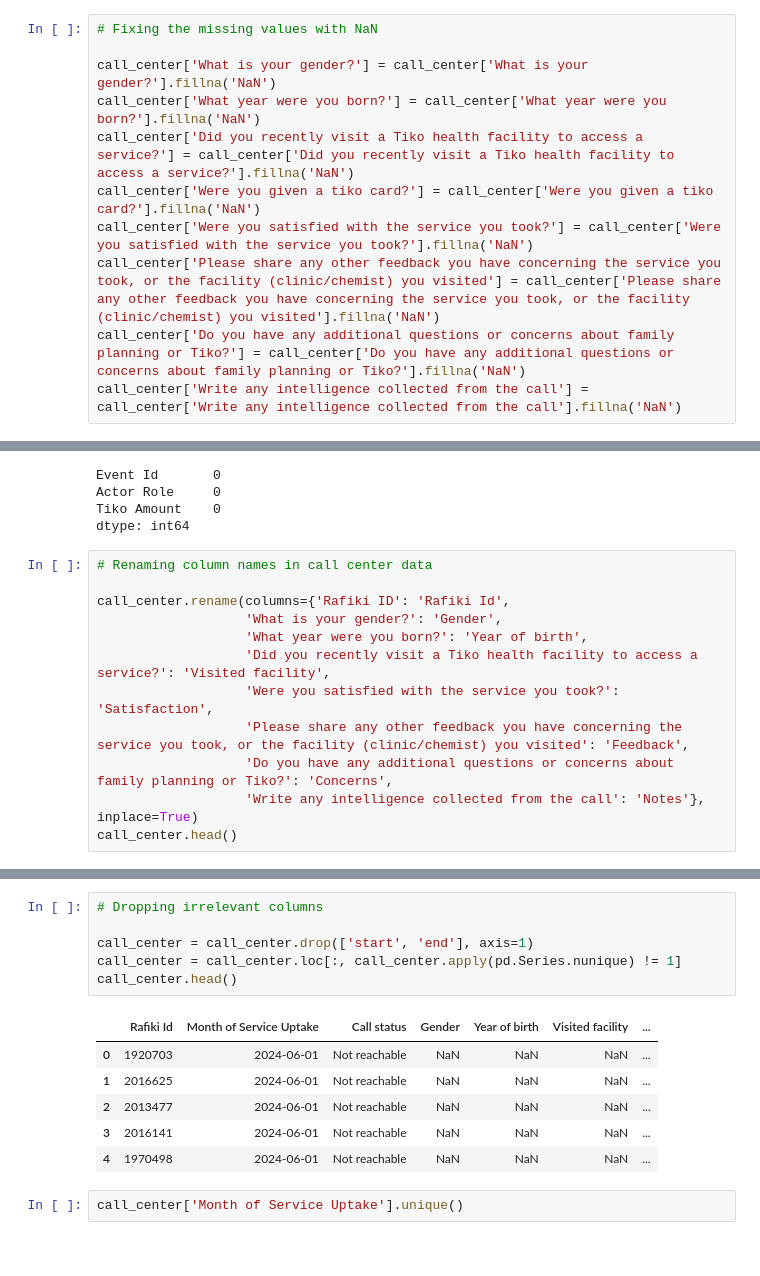
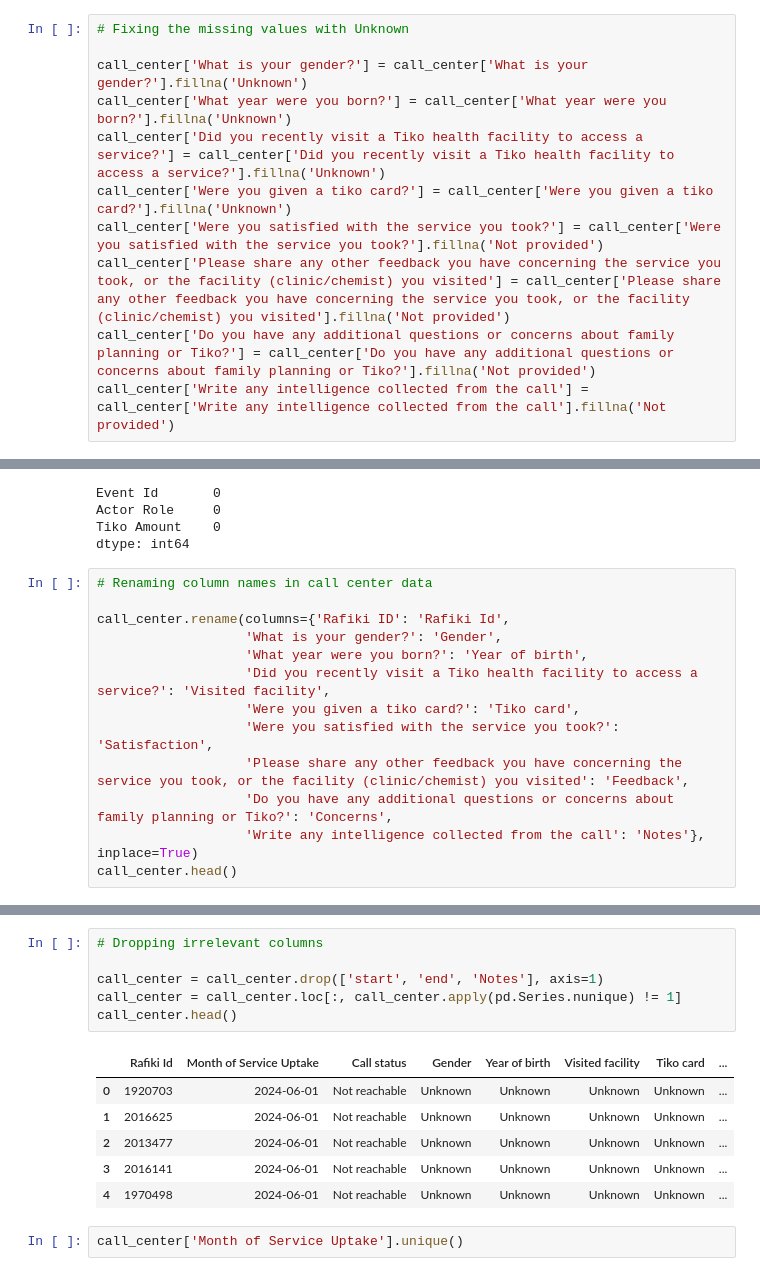
Before and after one commit to Tilda98/Risk_Analyst_Practical, a Jupyter notebook: notebooks/data_cleaning.ipynb, the cells around one changed output, grey strips where cells are left out. Cells and saved outputs as stored; diff of their text form.

```diff
--- a/notebooks/data_cleaning.ipynb
+++ b/notebooks/data_cleaning.ipynb
@@ -145,16 +144,16 @@ Do you have any additional questions or concerns about family planning or Tiko?
 Write any intelligence collected from the call                                                                            1388
 dtype: int64
 # %%
-# Fixing the missing values with NaN
+# Fixing the missing values with Unknown
 
-call_center['What is your gender?'] = call_center['What is your gender?'].fillna('NaN')
-call_center['What year were you born?'] = call_center['What year were you born?'].fillna('NaN')
-call_center['Did you recently visit a Tiko health facility to access a service?'] = call_center['Did you recently visit a Tiko health facility to access a service?'].fillna('NaN')
-call_center['Were you given a tiko card?'] = call_center['Were you given a tiko card?'].fillna('NaN')
-call_center['Were you satisfied with the service you took?'] = call_center['Were you satisfied with the service you took?'].fillna('NaN')
-call_center['Please share any other feedback you have concerning the service you took, or the facility (clinic/chemist) you visited'] = call_center['Please share any other feedback you have concerning the service you took, or the facility (clinic/chemist) you visited'].fillna('NaN')
-call_center['Do you have any additional questions or concerns about family planning or Tiko?'] = call_center['Do you have any additional questions or concerns about family planning or Tiko?'].fillna('NaN')
-call_center['Write any intelligence collected from the call'] = call_center['Write any intelligence collected from the call'].fillna('NaN')
+call_center['What is your gender?'] = call_center['What is your gender?'].fillna('Unknown')
+call_center['What year were you born?'] = call_center['What year were you born?'].fillna('Unknown')
+call_center['Did you recently visit a Tiko health facility to access a service?'] = call_center['Did you recently visit a Tiko health facility to access a service?'].fillna('Unknown')
+call_center['Were you given a tiko card?'] = call_center['Were you given a tiko card?'].fillna('Unknown')
+call_center['Were you satisfied with the service you took?'] = call_center['Were you satisfied with the service you took?'].fillna('Not provided')
+call_center['Please share any other feedback you have concerning the service you took, or the facility (clinic/chemist) you visited'] = call_center['Please share any other feedback you have concerning the service you took, or the facility (clinic/chemist) you visited'].fillna('Not provided')
+call_center['Do you have any additional questions or concerns about family planning or Tiko?'] = call_center['Do you have any additional questions or concerns about family planning or Tiko?'].fillna('Not provided')
+call_center['Write any intelligence collected from the call'] = call_center['Write any intelligence collected from the call'].fillna('Not provided')
 # %%
 # Confirming missing values in call center data
 
@@ -205,6 +204,7 @@ call_center.rename(columns={'Rafiki ID': 'Rafiki Id',
                    'What is your gender?': 'Gender',
                    'What year were you born?': 'Year of birth',
                    'Did you recently visit a Tiko health facility to access a service?': 'Visited facility',
+                   'Were you given a tiko card?': 'Tiko card',
                    'Were you satisfied with the service you took?': 'Satisfaction',
                    'Please share any other feedback you have concerning the service you took, or the facility (clinic/chemist) you visited': 'Feedback',
                    'Do you have any additional questions or concerns about family planning or Tiko?': 'Concerns',
@@ -220,16 +220,16 @@ call_center.head()
 # %%
 # Dropping irrelevant columns
 
-call_center = call_center.drop(['start', 'end'], axis=1)
+call_center = call_center.drop(['start', 'end', 'Notes'], axis=1)
 call_center = call_center.loc[:, call_center.apply(pd.Series.nunique) != 1]
 call_center.head()
 # %% [output]
-|  | Rafiki Id | Month of Service Uptake | Call status | Gender | Year of birth | Visited facility | ... |
-| 0 | 1920703 | 2024-06-01 | Not reachable | NaN | NaN | NaN | ... |
-| 1 | 2016625 | 2024-06-01 | Not reachable | NaN | NaN | NaN | ... |
-| 2 | 2013477 | 2024-06-01 | Not reachable | NaN | NaN | NaN | ... |
-| 3 | 2016141 | 2024-06-01 | Not reachable | NaN | NaN | NaN | ... |
-| 4 | 1970498 | 2024-06-01 | Not reachable | NaN | NaN | NaN | ... |
+|  | Rafiki Id | Month of Service Uptake | Call status | Gender | Year of birth | Visited facility | Tiko card | ... |
+| 0 | 1920703 | 2024-06-01 | Not reachable | Unknown | Unknown | Unknown | Unknown | ... |
+| 1 | 2016625 | 2024-06-01 | Not reachable | Unknown | Unknown | Unknown | Unknown | ... |
+| 2 | 2013477 | 2024-06-01 | Not reachable | Unknown | Unknown | Unknown | Unknown | ... |
+| 3 | 2016141 | 2024-06-01 | Not reachable | Unknown | Unknown | Unknown | Unknown | ... |
+| 4 | 1970498 | 2024-06-01 | Not reachable | Unknown | Unknown | Unknown | Unknown | ... |
 # %%
 call_center['Month of Service Uptake'].unique()
 # %% [output]
```
Also changed, not shown: parts of 23 cells of this notebook, 1 other file.
